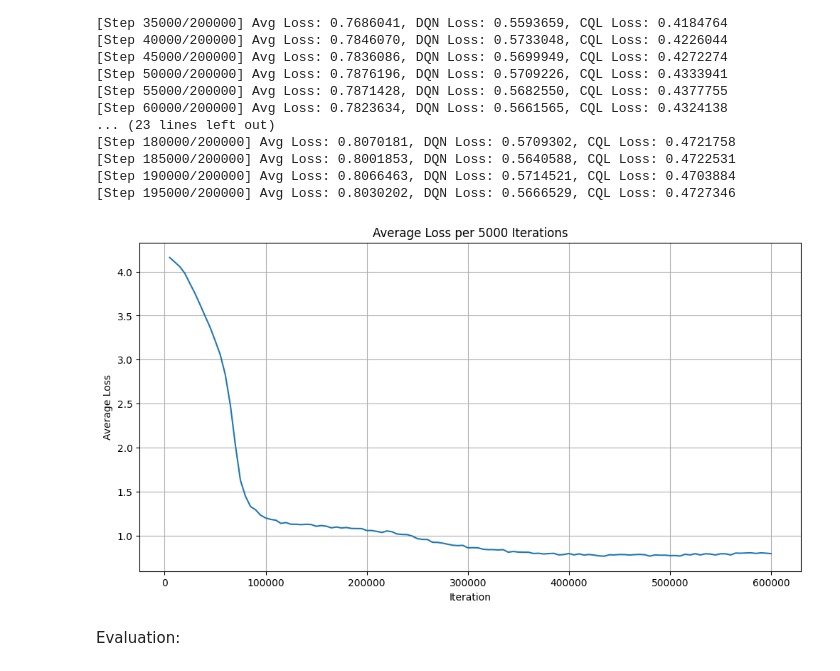
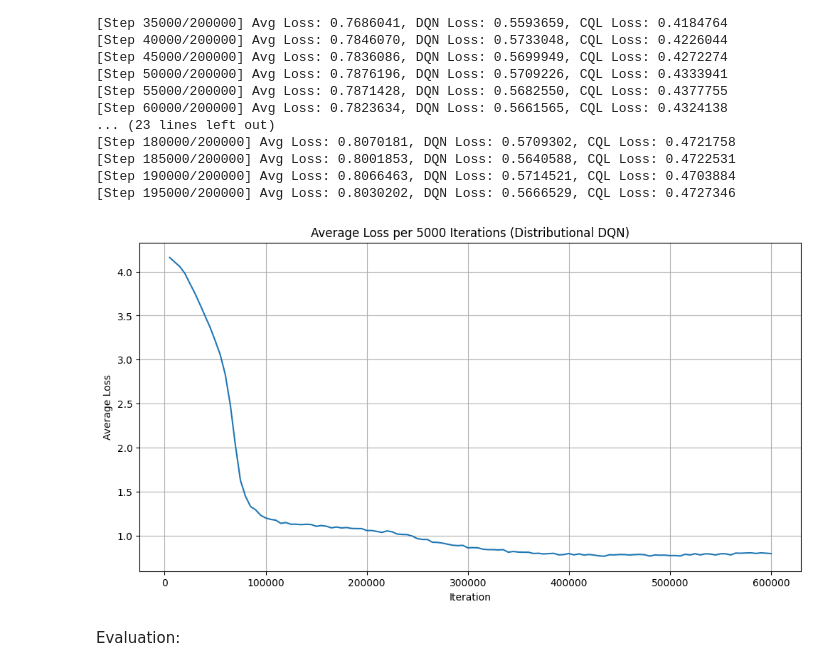
Before and after one commit to RuoqingEvelineWang/CS5446, a Jupyter notebook: notebooks/Celine-Hypotension-2.ipynb, the cells around one changed output. Cells and saved outputs as stored; diff of their text form; code cells hidden in the pictures.

```diff
--- a/notebooks/Celine-Hypotension-2.ipynb
+++ b/notebooks/Celine-Hypotension-2.ipynb
@@ -1118,24 +1118,26 @@ distributional_dqn_agent.train(replay_buffer, num_steps=200000)
 # torch.save(distributional_dqn_agent, "../models/DistributionalDQN/distributional_dqn_agent.pth")
 # distributional_dqn_agent.save_model(filepath="../models/DistributionalDQN/model.pth")
 # %%
+# Plot loss
+
 losses = distributional_dqn_agent.losses
 
 num_chunks = len(losses) // 5000
 
 avg_losses = np.mean(np.array(losses[:num_chunks*5000]).reshape(-1, 5000), axis=1)
 
 x = np.arange(1, num_chunks + 1) * 5000
 
 plt.figure(figsize=(12, 6))
 plt.plot(x, avg_losses)
-plt.title('Average Loss per 5000 Iterations')
+plt.title('Average Loss per 5000 Iterations (Distributional DQN)')
 plt.xlabel('Iteration')
 plt.ylabel('Average Loss')
 plt.grid(True)
 
 plt.show()
 # %% [output]
-[figure, old version]
+[figure, new version]
 # %% [markdown]
 Evaluation:
 # %%
```
Also changed, not shown: parts of 3 cells of this notebook.
